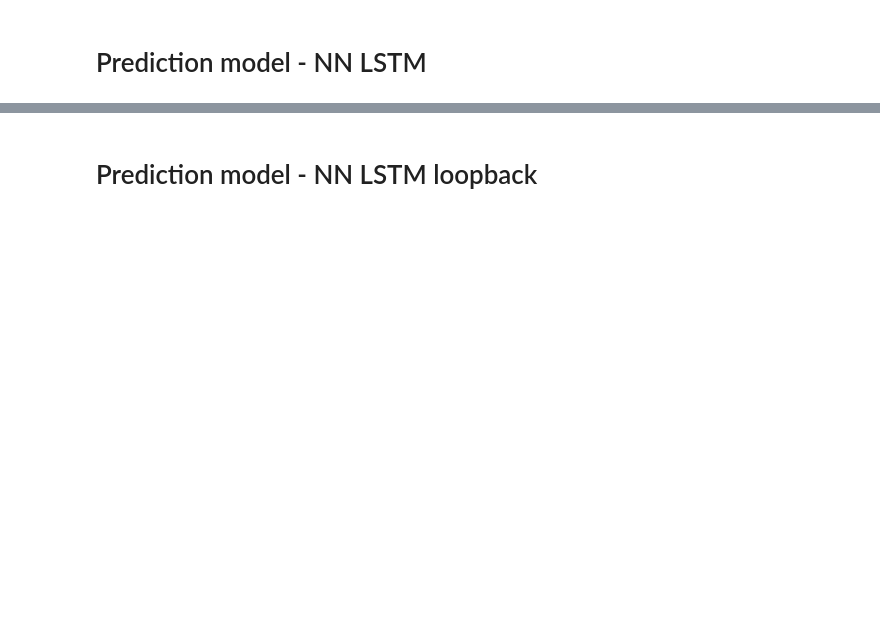
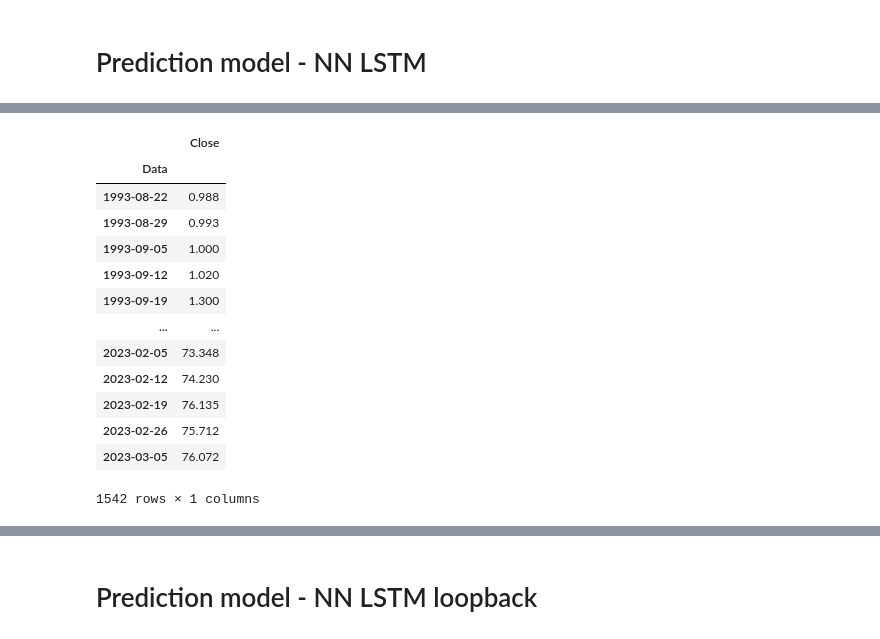
Before and after one commit to TAUforPython/machinelearning, a Jupyter notebook: nn-prediction-time-series.ipynb, the cells around one changed output, grey strips where cells are left out. Cells and saved outputs as stored; diff of their text form; code cells hidden in the pictures; blank space fills up the shorter version.

```diff
--- a/nn-prediction-time-series.ipynb
+++ b/nn-prediction-time-series.ipynb
@@ -93,3 +110,20 @@ plt.show();
+# %%
+df_close
+# %% [output]
+|  | Close |
+| Data |  |
+| 1993-08-22 | 0.988 |
+| 1993-08-29 | 0.993 |
+| 1993-09-05 | 1.000 |
+| 1993-09-12 | 1.020 |
+| 1993-09-19 | 1.300 |
+| ... | ... |
+| 2023-02-05 | 73.348 |
+| 2023-02-12 | 74.230 |
+| 2023-02-19 | 76.135 |
+| 2023-02-26 | 75.712 |
+| 2023-03-05 | 76.072 |
+1542 rows × 1 columns
 # %%
 scaler = MinMaxScaler()
 scaled_train_data = scaler.fit_transform(train_data[['Close']])
```
Also changed, not shown: parts of 27 cells of this notebook.
